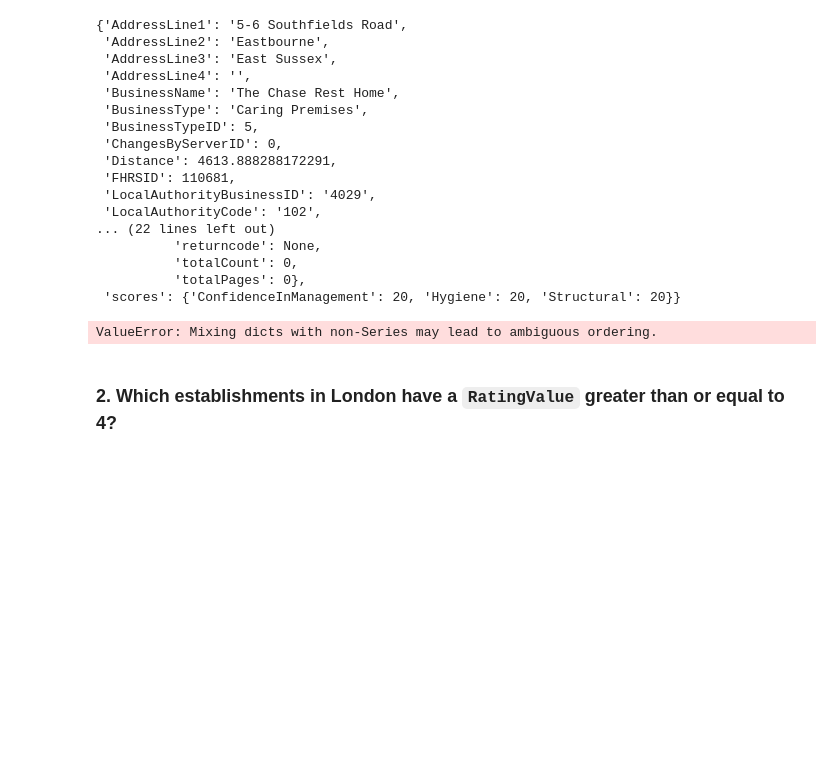
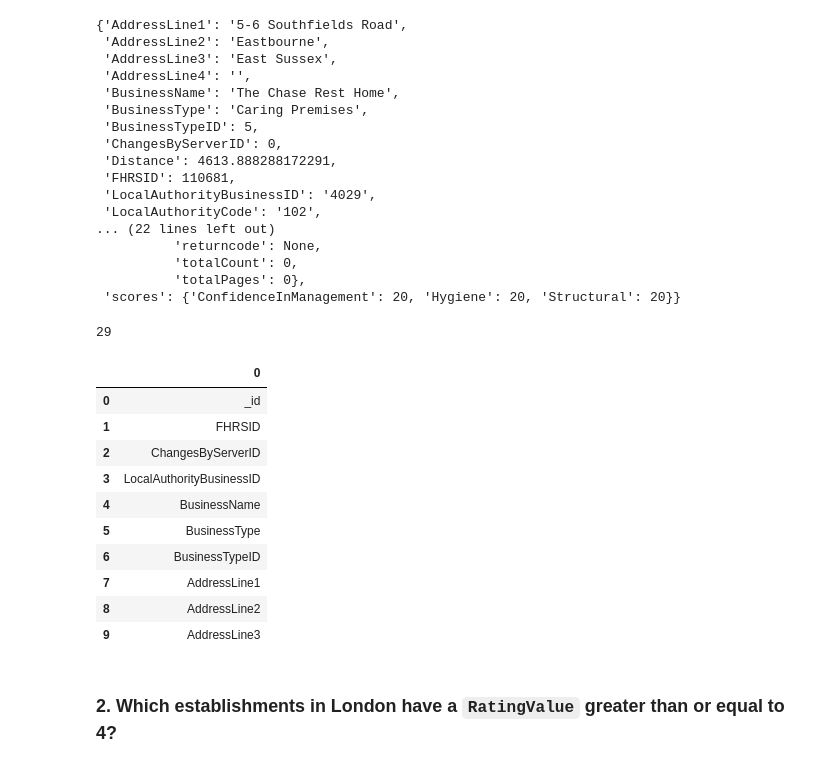
Before and after one commit to cpscarlata/nosql-challenge, a Jupyter notebook: NoSQL_analysis_starter.ipynb, the cells around one changed output. Drawn from its saved outputs; the diff is of its cells as text; code cells hidden in the pictures; blank space fills up the shorter version.

```diff
--- a/NoSQL_analysis_starter.ipynb
+++ b/NoSQL_analysis_starter.ipynb
@@ -65,16 +65,31 @@ pprint(establishments.find_one(query))
 # %%
 # Convert the result to a Pandas DataFrame
 hygiene = establishments.find_one(query)
+list_hygiene = list(hygiene)
 
-hygiene_df = pd.DataFrame(hygiene)
+hygiene_df = pd.DataFrame(list_hygiene)
+print(len(hygiene_df))
 
 # Display the number of rows in the DataFrame
-print(hygiene_df.shape[0])
+# print(hygiene_df.shape[0])
 
 # Display the first 10 rows of the DataFrame
+# hygiene_df.head(10)
+
 hygiene_df.head(10)
 # %% [output]
-ValueError: Mixing dicts with non-Series may lead to ambiguous ordering.
+29
+|  | 0 |
+| 0 | _id |
+| 1 | FHRSID |
+| 2 | ChangesByServerID |
+| 3 | LocalAuthorityBusinessID |
+| 4 | BusinessName |
+| 5 | BusinessType |
+| 6 | BusinessTypeID |
+| 7 | AddressLine1 |
+| 8 | AddressLine2 |
+| 9 | AddressLine3 |
 # %% [markdown]
 ### 2. Which establishments in London have a `RatingValue` greater than or equal to 4?
 # %%
```
Also changed, not shown: parts of 7 cells of this notebook, 1 other file.
